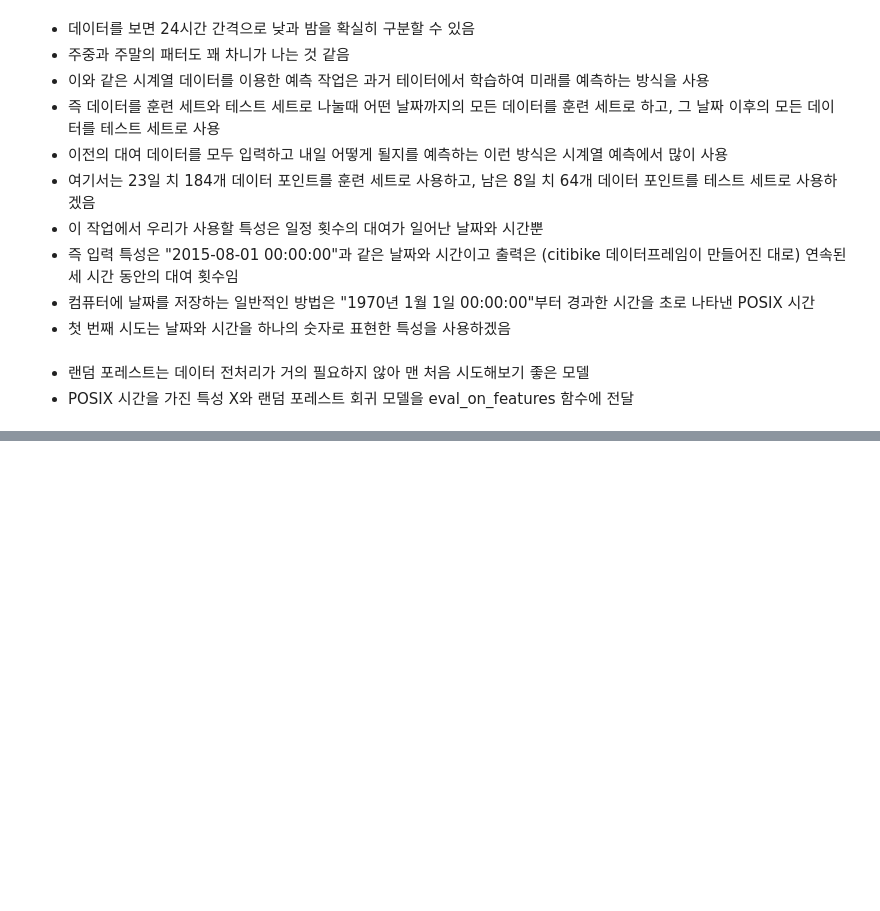
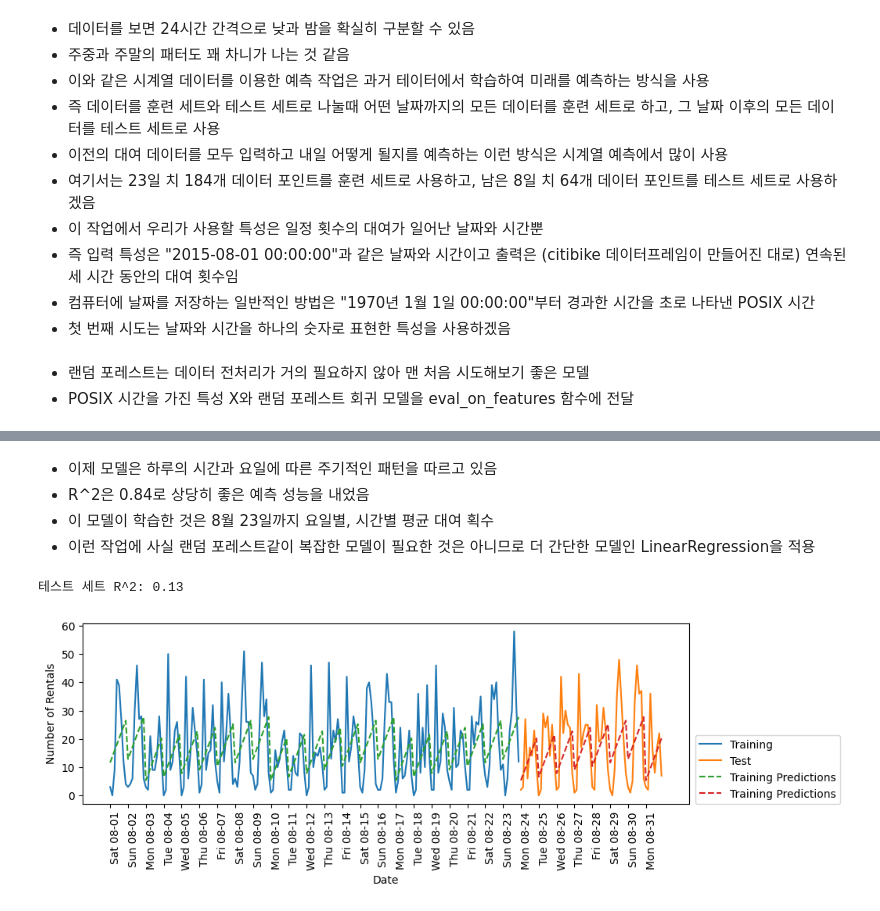
Before and after one commit to haribo09876/MachineLearning, a Jupyter notebook: 04. DataExpressionAndFeatureEngineering/01. DataExpressionAndFeatureEngineering.ipynb, the cells around one changed output, grey strips where cells are left out. Cells and saved outputs as stored; diff of their text form; code cells hidden in the pictures; blank space fills up the shorter version.

```diff
--- a/04. DataExpressionAndFeatureEngineering/01. DataExpressionAndFeatureEngineering.ipynb
+++ b/04. DataExpressionAndFeatureEngineering/01. DataExpressionAndFeatureEngineering.ipynb
@@ -1015,0 +1049,12 @@ regressor = RandomForestRegressor(n_estimators=100, random_state=0)
+# %% [markdown]
+- 이제 모델은 하루의 시간과 요일에 따른 주기적인 패턴을 따르고 있음
+- R^2은 0.84로 상당히 좋은 예측 성능을 내었음
+- 이 모델이 학습한 것은 8월 23일까지 요일별, 시간별 평균 대여 획수
+- 이런 작업에 사실 랜덤 포레스트같이 복잡한 모델이 필요한 것은 아니므로 더 간단한 모델인 LinearRegression을 적용
+# %%
+# 시간과 요일 특성을 사용하여 만든 선형 회귀의 예측
+from sklearn.linear_model import LinearRegression
+eval_on_features(X_hour_week, y, LinearRegression())
+# %% [output]
+테스트 세트 R^2: 0.13
+[figure, added]
```
Also changed, not shown: parts of 14 cells of this notebook, 1 other file.
